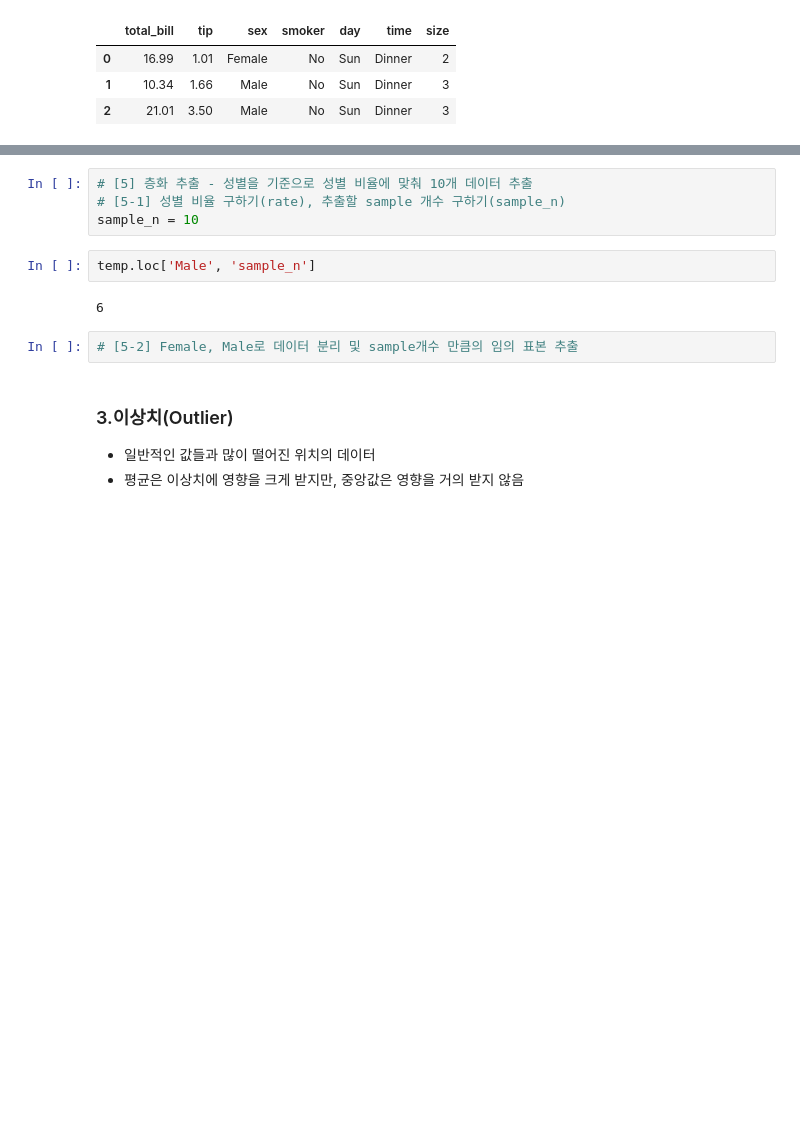
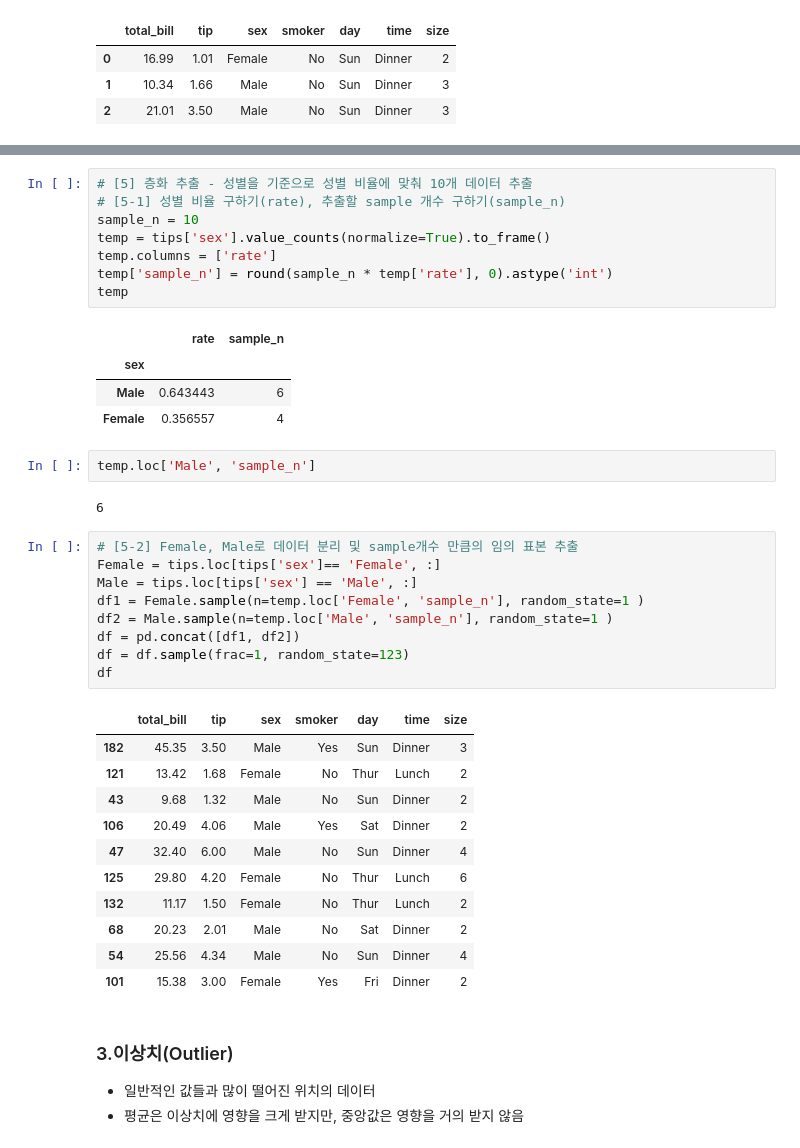
Before and after one commit to JM-world/BigData.Analysis.Article-Practical.skills, a Jupyter notebook: 1.pandas/[pandas_05]_Statistic_LAB.ipynb, the cells around one changed output, grey strips where cells are left out. Cells and saved outputs as stored; diff of their text form; blank space fills up the shorter version.

```diff
--- a/1.pandas/[pandas_05]_Statistic_LAB.ipynb
+++ b/1.pandas/[pandas_05]_Statistic_LAB.ipynb
@@ -67,12 +104,40 @@ tips.head(3)
 # [5] 층화 추출 - 성별을 기준으로 성별 비율에 맞춰 10개 데이터 추출
 # [5-1] 성별 비율 구하기(rate), 추출할 sample 개수 구하기(sample_n)
 sample_n = 10
+temp = tips['sex'].value_counts(normalize=True).to_frame()
+temp.columns = ['rate']
+temp['sample_n'] = round(sample_n * temp['rate'], 0).astype('int')
+temp
+# %% [output]
+|  | rate | sample_n |
+| sex |  |  |
+| Male | 0.643443 | 6 |
+| Female | 0.356557 | 4 |
 # %%
 temp.loc['Male', 'sample_n']
 # %% [output]
 6
-# %%
-# [5-2] Female, Male로 데이터 분리 및 sample개수 만큼의 임의 표본 추출
+# %%
+# [5-2] Female, Male로 데이터 분리 및 sample개수 만큼의 임의 표본 추출
+Female = tips.loc[tips['sex']== 'Female', :]
+Male = tips.loc[tips['sex'] == 'Male', :]
+df1 = Female.sample(n=temp.loc['Female', 'sample_n'], random_state=1 )
+df2 = Male.sample(n=temp.loc['Male', 'sample_n'], random_state=1 )
+df = pd.concat([df1, df2])
+df = df.sample(frac=1, random_state=123)
+df
+# %% [output]
+|  | total_bill | tip | sex | smoker | day | time | size |
+| 182 | 45.35 | 3.50 | Male | Yes | Sun | Dinner | 3 |
+| 121 | 13.42 | 1.68 | Female | No | Thur | Lunch | 2 |
+| 43 | 9.68 | 1.32 | Male | No | Sun | Dinner | 2 |
+| 106 | 20.49 | 4.06 | Male | Yes | Sat | Dinner | 2 |
+| 47 | 32.40 | 6.00 | Male | No | Sun | Dinner | 4 |
+| 125 | 29.80 | 4.20 | Female | No | Thur | Lunch | 6 |
+| 132 | 11.17 | 1.50 | Female | No | Thur | Lunch | 2 |
+| 68 | 20.23 | 2.01 | Male | No | Sat | Dinner | 2 |
+| 54 | 25.56 | 4.34 | Male | No | Sun | Dinner | 4 |
+| 101 | 15.38 | 3.00 | Female | Yes | Fri | Dinner | 2 |
 # %% [markdown]
 ### 3.이상치(Outlier)
 - 일반적인 값들과 많이 떨어진 위치의 데이터
```
Also changed, not shown: parts of 15 cells of this notebook, 2 other files.
